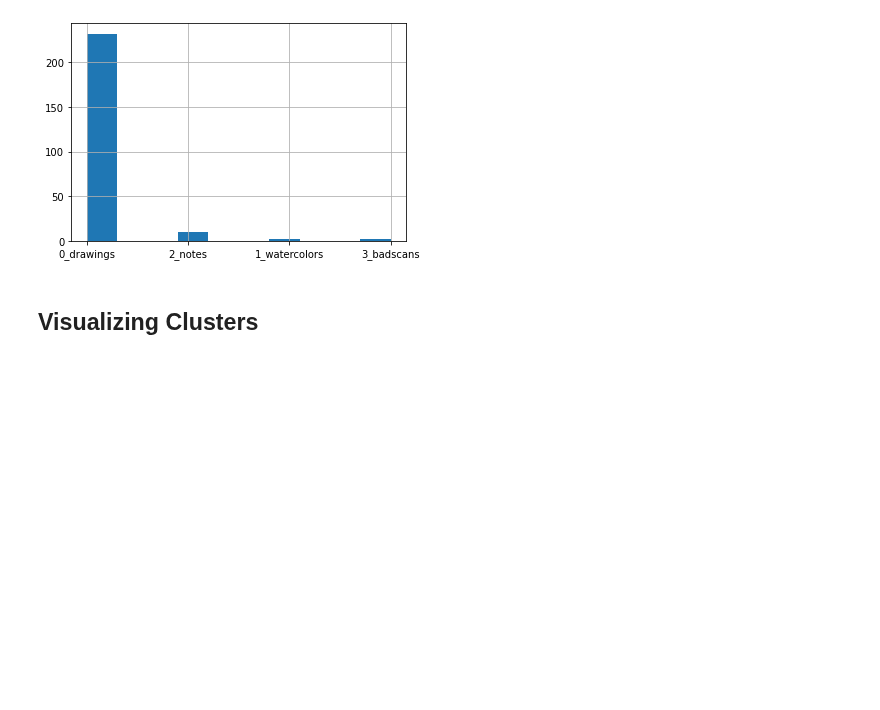
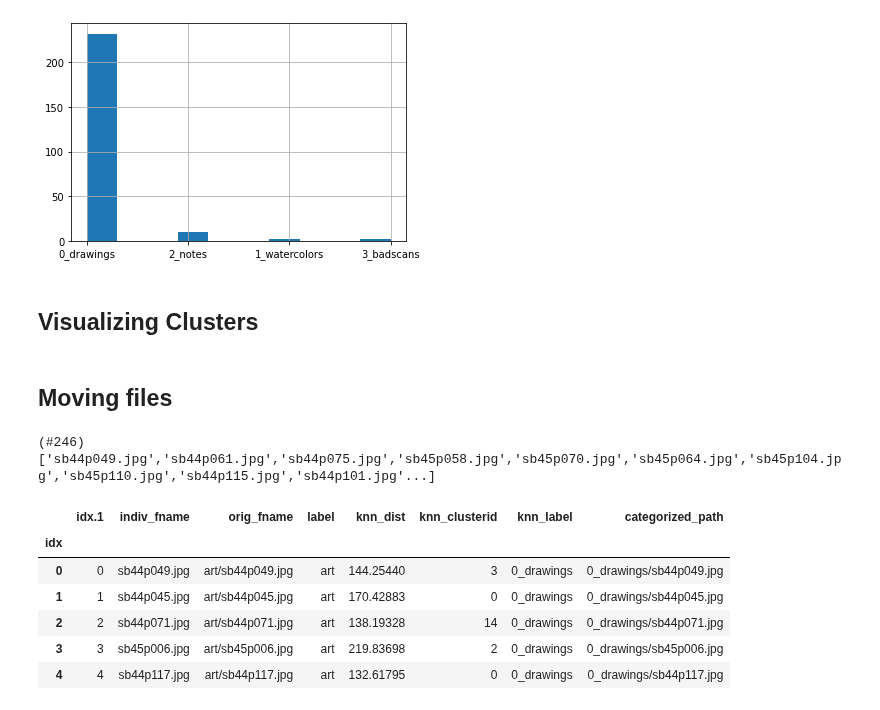
Before and after one commit to andrewlook/singleline_dataset, a Jupyter notebook: nbs/01_embeddings.ipynb, the cells around one changed output. Drawn from its saved outputs; the diff is of its cells as text; code cells hidden in the pictures; blank space fills up the shorter version.

```diff
--- a/nbs/01_embeddings.ipynb
+++ b/nbs/01_embeddings.ipynb
@@ -535,0 +573,18 @@ def show_all_clusters(clusters_df, clusters, cluster_idxs=None, title=None, coln
+# %% [markdown]
+## Moving files
+# %%
+test_files = get_image_files(EPOCH.dir_01_FLAT())
+indiv_fnames = L(os.path.basename(f) for f in test_files)
+indiv_fnames
+# %% [output]
+(#246) ['sb44p049.jpg','sb44p061.jpg','sb44p075.jpg','sb45p058.jpg','sb45p070.jpg','sb45p064.jpg','sb45p104.jpg','sb45p110.jpg','sb44p115.jpg','sb44p101.jpg'...]
+# %%
+cdf.head()
+# %% [output]
+|  | idx.1 | indiv_fname | orig_fname | label | knn_dist | knn_clusterid | knn_label | categorized_path |
+| idx |  |  |  |  |  |  |  |  |
+| 0 | 0 | sb44p049.jpg | art/sb44p049.jpg | art | 144.25440 | 3 | 0_drawings | 0_drawings/sb44p049.jpg |
+| 1 | 1 | sb44p045.jpg | art/sb44p045.jpg | art | 170.42883 | 0 | 0_drawings | 0_drawings/sb44p045.jpg |
+| 2 | 2 | sb44p071.jpg | art/sb44p071.jpg | art | 138.19328 | 14 | 0_drawings | 0_drawings/sb44p071.jpg |
+| 3 | 3 | sb45p006.jpg | art/sb45p006.jpg | art | 219.83698 | 2 | 0_drawings | 0_drawings/sb45p006.jpg |
+| 4 | 4 | sb44p117.jpg | art/sb44p117.jpg | art | 132.61795 | 0 | 0_drawings | 0_drawings/sb44p117.jpg |
```
Also changed, not shown: parts of 19 cells of this notebook, 4 other files.
